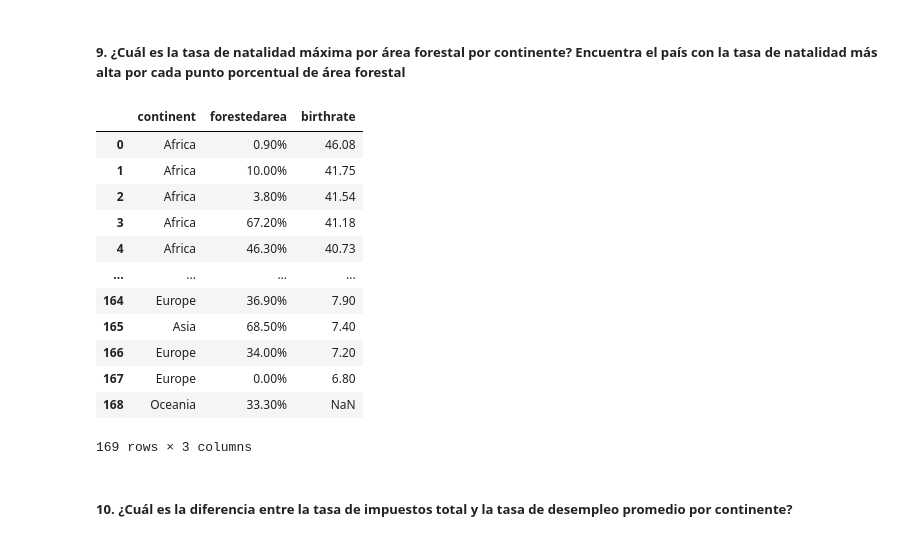
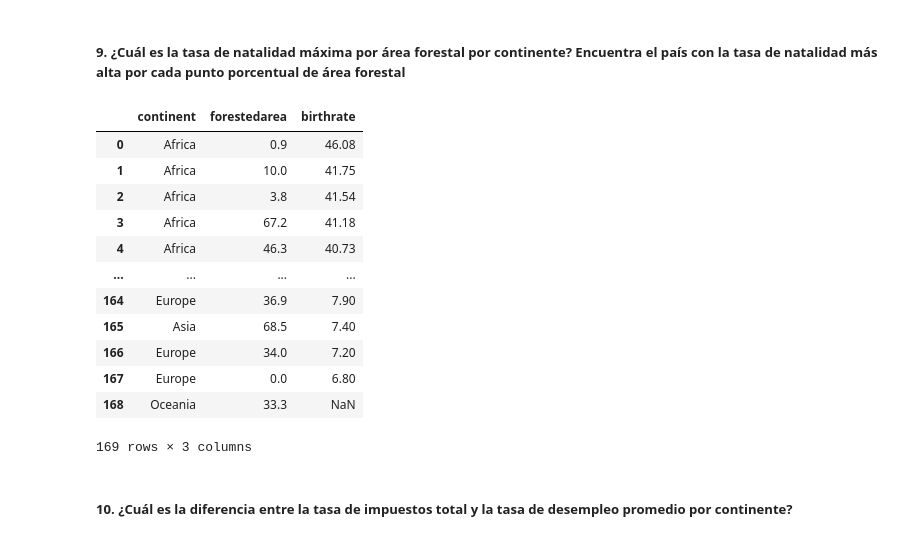
Before and after one commit to Adalab/da-promof-modulo3-sprint1-pairprogramming-Miriam-ElenaG, a Jupyter notebook: Pair5_groupby_apply.ipynb, the cells around one changed output. Cells and saved outputs as stored; diff of their text form; code cells hidden in the pictures.

```diff
--- a/Pair5_groupby_apply.ipynb
+++ b/Pair5_groupby_apply.ipynb
@@ -41,5 +40,5 @@ def cambiar_numerica(cadena): #Cadena se refiere al string de los valores de la
 
 #itermos por cada una de las columnas y hacemos la modificaión definida en la función anterior "cambiar_numerica"
 for columna in columnas:
-    df[columna] = df[columna].apply(cambiar_numerica)
+    original[columna] = original[columna].apply(cambiar_numerica)
 # %%
@@ -60,7 +59,7 @@ def cambiar_numerica2(cadena):
 
 #itermos por cada una de las columnas y hacemos la modificaión definida en la función anterior "cambiar_numerica"
 for columna in columnas_decimales:
-    df[columna] = df[columna].apply(cambiar_numerica2)
+    original[columna] = original[columna].apply(cambiar_numerica2)
 # %%
 #df[["latitud", "longitud"]].sample(5)
 # %%
@@ -92,5 +91,5 @@ def cambiar_numerica3(cadena):
 
 #itermos por cada una de las columnas y hacemos la modificaión definida en la función anterior "cambiar_numerica"
 for columna in columnas_decimales2:
-    df[columna] = df[columna].apply(cambiar_numerica3)
+    original[columna] = original[columna].apply(cambiar_numerica3)
 # %%
@@ -172,5 +153,5 @@ def continentes_países(s):
                 return k
 # %%
 #Paso 4: Creo la columna "continent" y aplico el "apply"
-df["continent"] = df["country"].apply(continentes_países)
+original["continent"] = original["country"].apply(continentes_países)
 # %%
@@ -449,20 +392,20 @@ tres.max(0) #o para q nos salga un sólo valor, a través de la función "max"
 # %% [markdown]
 ##### 9. ¿Cuál es la tasa de natalidad máxima por área forestal por continente? Encuentra el país con la tasa de natalidad más alta por cada punto porcentual de área forestal
 # %%
-df.groupby(["continent", "forestedarea"])['birthrate'].max().sort_values(ascending=False).reset_index()
+original.groupby(["continent", "forestedarea"])['birthrate'].max().sort_values(ascending=False).reset_index()
 # %% [output]
 |  | continent | forestedarea | birthrate |
-| 0 | Africa | 0.90% | 46.08 |
-| 1 | Africa | 10.00% | 41.75 |
-| 2 | Africa | 3.80% | 41.54 |
-| 3 | Africa | 67.20% | 41.18 |
-| 4 | Africa | 46.30% | 40.73 |
+| 0 | Africa | 0.9 | 46.08 |
+| 1 | Africa | 10.0 | 41.75 |
+| 2 | Africa | 3.8 | 41.54 |
+| 3 | Africa | 67.2 | 41.18 |
+| 4 | Africa | 46.3 | 40.73 |
 | ... | ... | ... | ... |
-| 164 | Europe | 36.90% | 7.90 |
-| 165 | Asia | 68.50% | 7.40 |
-| 166 | Europe | 34.00% | 7.20 |
-| 167 | Europe | 0.00% | 6.80 |
-| 168 | Oceania | 33.30% | NaN |
+| 164 | Europe | 36.9 | 7.90 |
+| 165 | Asia | 68.5 | 7.40 |
+| 166 | Europe | 34.0 | 7.20 |
+| 167 | Europe | 0.0 | 6.80 |
+| 168 | Oceania | 33.3 | NaN |
 169 rows × 3 columns
 # %% [markdown]
 ##### 10. ¿Cuál es la diferencia entre la tasa de impuestos total y la tasa de desempleo promedio por continente?
```
Also changed, not shown: parts of 34 cells of this notebook.
